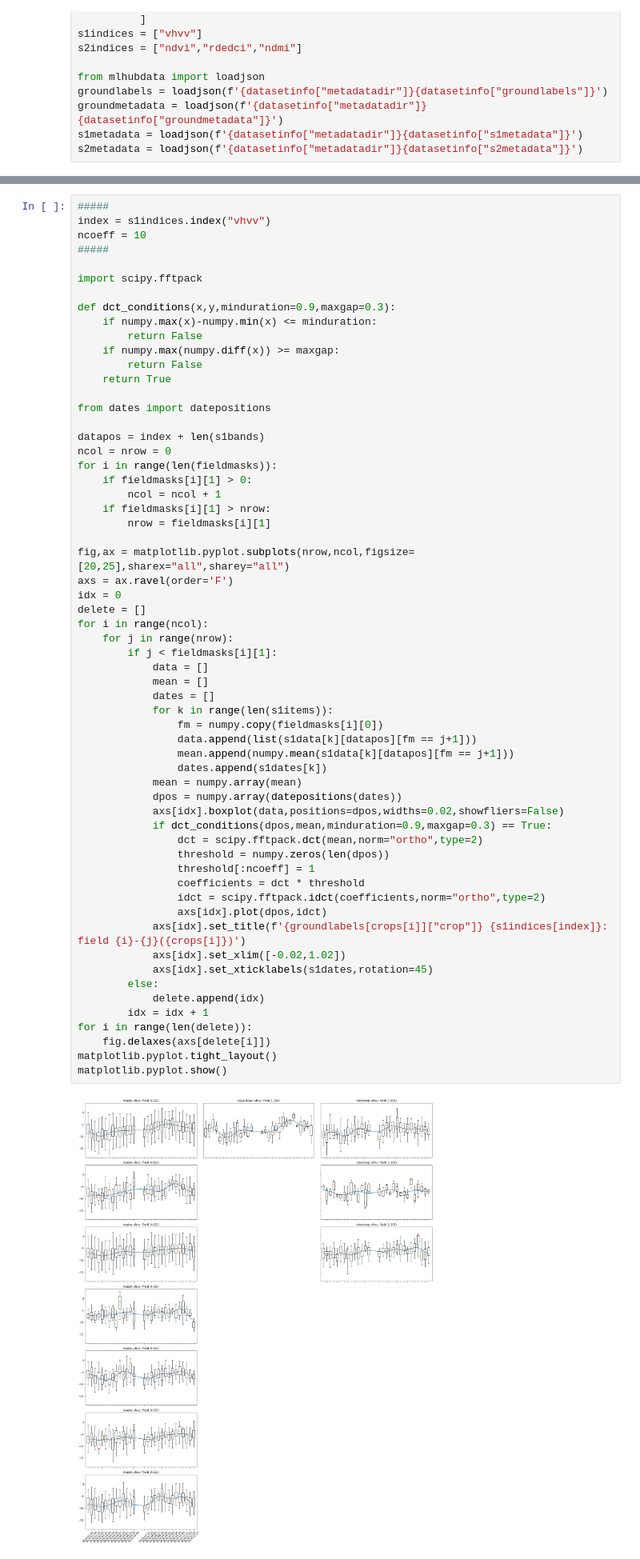
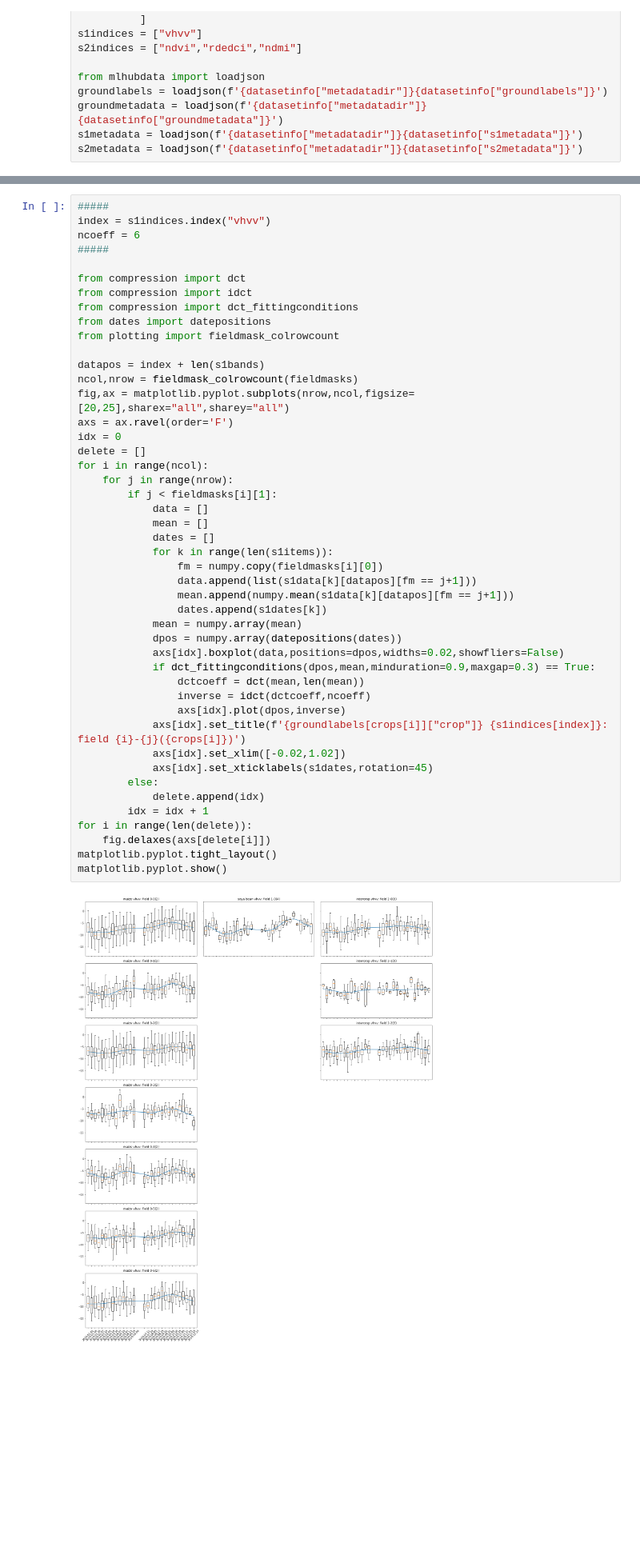
Before and after one commit to apburt/cropseg, a Jupyter notebook: doc/dctcompression.ipynb, the cells around one changed output, grey strips where cells are left out. Shown at 80% size. Drawn from its saved outputs; the diff is of its cells as text; blank space fills up the shorter version.

```diff
--- a/doc/dctcompression.ipynb
+++ b/doc/dctcompression.ipynb
@@ -115,62 +115,48 @@ Items for su_african_crops_ghana_source_s2_000002_2016_11_18 are available
 # %%
 #####
 index = s1indices.index("vhvv")
-ncoeff = 10
+ncoeff = 6
 #####
 
-import scipy.fftpack
-
-def dct_conditions(x,y,minduration=0.9,maxgap=0.3):
-    if numpy.max(x)-numpy.min(x) <= minduration:
-        return False
-    if numpy.max(numpy.diff(x)) >= maxgap:
-        return False
-    return True
-
+from compression import dct
+from compression import idct
+from compression import dct_fittingconditions
 from dates import datepositions
+from plotting import fieldmask_colrowcount
 
 datapos = index + len(s1bands)
-ncol = nrow = 0
-for i in range(len(fieldmasks)):
-    if fieldmasks[i][1] > 0:
-        ncol = ncol + 1
-    if fieldmasks[i][1] > nrow:
-        nrow = fieldmasks[i][1]
-
+ncol,nrow = fieldmask_colrowcount(fieldmasks)
 fig,ax = matplotlib.pyplot.subplots(nrow,ncol,figsize=[20,25],sharex="all",sharey="all")
 axs = ax.ravel(order='F')
 idx = 0
 delete = []
 for i in range(ncol):
     for j in range(nrow):
         if j < fieldmasks[i][1]:
             data = []
             mean = []
             dates = []
             for k in range(len(s1items)):
                 fm = numpy.copy(fieldmasks[i][0])
                 data.append(list(s1data[k][datapos][fm == j+1]))
                 mean.append(numpy.mean(s1data[k][datapos][fm == j+1]))
                 dates.append(s1dates[k])
             mean = numpy.array(mean)
             dpos = numpy.array(datepositions(dates))
             axs[idx].boxplot(data,positions=dpos,widths=0.02,showfliers=False)
-            if dct_conditions(dpos,mean,minduration=0.9,maxgap=0.3) == True:
-                dct = scipy.fftpack.dct(mean,norm="ortho",type=2)
-                threshold = numpy.zeros(len(dpos))
-                threshold[:ncoeff] = 1
-                coefficients = dct * threshold
-                idct = scipy.fftpack.idct(coefficients,norm="ortho",type=2)
-                axs[idx].plot(dpos,idct)
+            if dct_fittingconditions(dpos,mean,minduration=0.9,maxgap=0.3) == True:
+                dctcoeff = dct(mean,len(mean))
+                inverse = idct(dctcoeff,ncoeff)
+                axs[idx].plot(dpos,inverse)
             axs[idx].set_title(f'{groundlabels[crops[i]]["crop"]} {s1indices[index]}: field {i}-{j}({crops[i]})')
             axs[idx].set_xlim([-0.02,1.02])
             axs[idx].set_xticklabels(s1dates,rotation=45)
         else:
             delete.append(idx)
         idx = idx + 1
 for i in range(len(delete)):
     fig.delaxes(axs[delete[i]])
 matplotlib.pyplot.tight_layout()
 matplotlib.pyplot.show()
 # %% [output]
-[figure, old version]
+[figure, new version]
```
Also changed, not shown: parts of 2 cells of this notebook, 7 other files.
